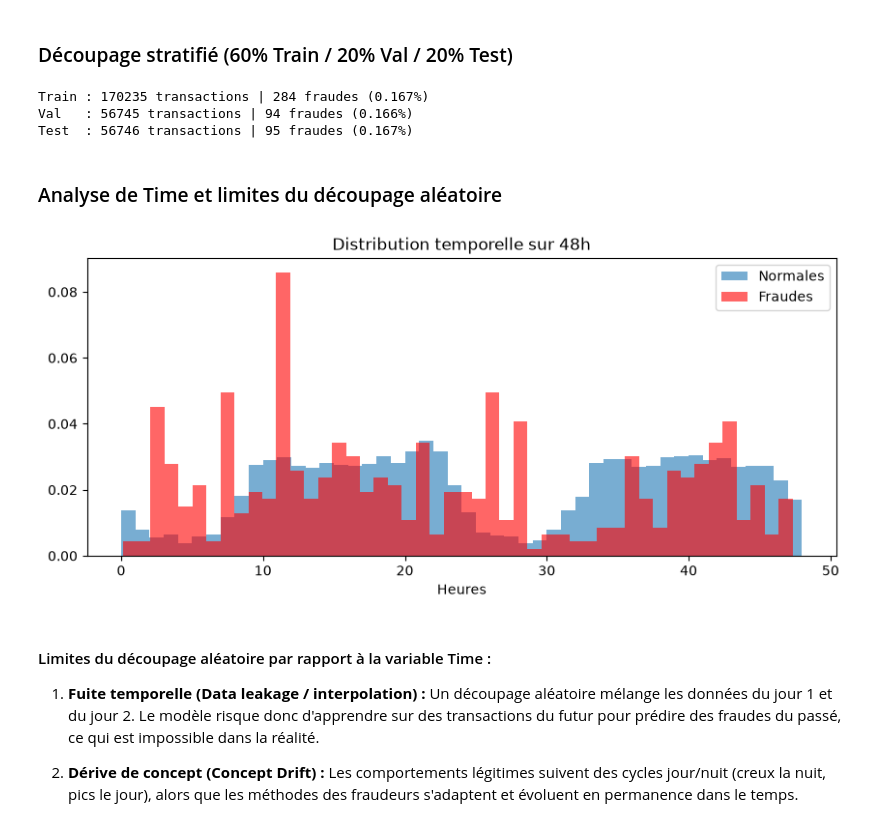
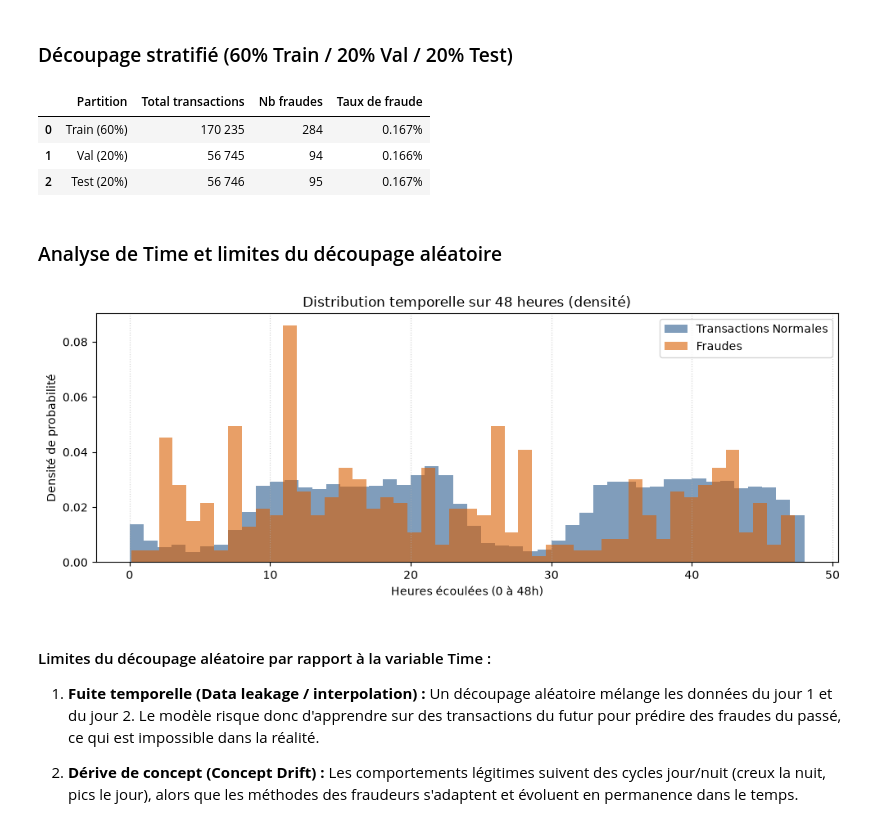
Before and after one commit to HananeDjouadi/TP-Anomalie-ML, a Jupyter notebook: notebook/partie2et3_fraudes.ipynb, the cells around one changed output. Drawn from its saved outputs; the diff is of its cells as text; code cells hidden in the pictures.

Commit message:
refectoring 'preparer creditcard'

```diff
--- a/notebook/partie2et3_fraudes.ipynb
+++ b/notebook/partie2et3_fraudes.ipynb
@@ -86,51 +70,22 @@ plt.show()
 # %% [markdown]
 ### Découpage stratifié (60% Train / 20% Val / 20% Test)
 # %%
-# Découpage avec Time et Class écartés de X
-X_train, X_val, X_test, y_train, y_val, y_test = utils_credit.split_data(
-    df, random_state=42
-)
+# Découpage stratifié avec exclusion de 'Time' et 'Class' de X
+X_train, X_val, X_test, y_train, y_val, y_test = utils_credit.split_data(df, random_state=42)
 
-# Vérification des effectifs et du taux de fraude
-for nom, y_part in [("Train", y_train), ("Val", y_val), ("Test", y_test)]:
-  n_f = (y_part == 1).sum()
-  taux = (n_f / len(y_part)) * 100
-  print(
-      f"{nom:<5} : {len(y_part)} transactions | {n_f} fraudes"
-      f" ({taux:.3f}%)"
-  )
+utils_credit.verifier_decoupage(y_train, y_val, y_test)
 # %% [output]
-Train : 170235 transactions | 284 fraudes (0.167%)
-Val   : 56745 transactions | 94 fraudes (0.166%)
-Test  : 56746 transactions | 95 fraudes (0.167%)
+|  | Partition | Total transactions | Nb fraudes | Taux de fraude |
+| 0 | Train (60%) | 170 235 | 284 | 0.167% |
+| 1 | Val (20%) | 56 745 | 94 | 0.166% |
+| 2 | Test (20%) | 56 746 | 95 | 0.167% |
 # %% [markdown]
 ### Analyse de Time et limites du découpage aléatoire
 # %%
-# Visualisation de la distribution de Time (en heures)
-time_heures = df["Time"] / 3600
-
-plt.figure(figsize=(10, 4))
-plt.hist(
-    time_heures[df["Class"] == 0],
-    bins=48,
-    alpha=0.6,
-    label="Normales",
-    density=True,
-)
-plt.hist(
-    time_heures[df["Class"] == 1],
-    bins=48,
-    alpha=0.6,
-    label="Fraudes",
-    color="red",
-    density=True,
-)
-plt.title("Distribution temporelle sur 48h")
-plt.xlabel("Heures")
-plt.legend()
-plt.show()
+# Visualisation de la distribution temporelle des transactions
+utils_credit.tracer_distribution_temporelle(df)
 # %% [output]
-[figure, old version]
+[figure, new version]
 # %% [markdown]
 #### Limites du découpage aléatoire par rapport à la variable Time :
 
```
Also changed, not shown: parts of 9 cells of this notebook, 5 other files.
